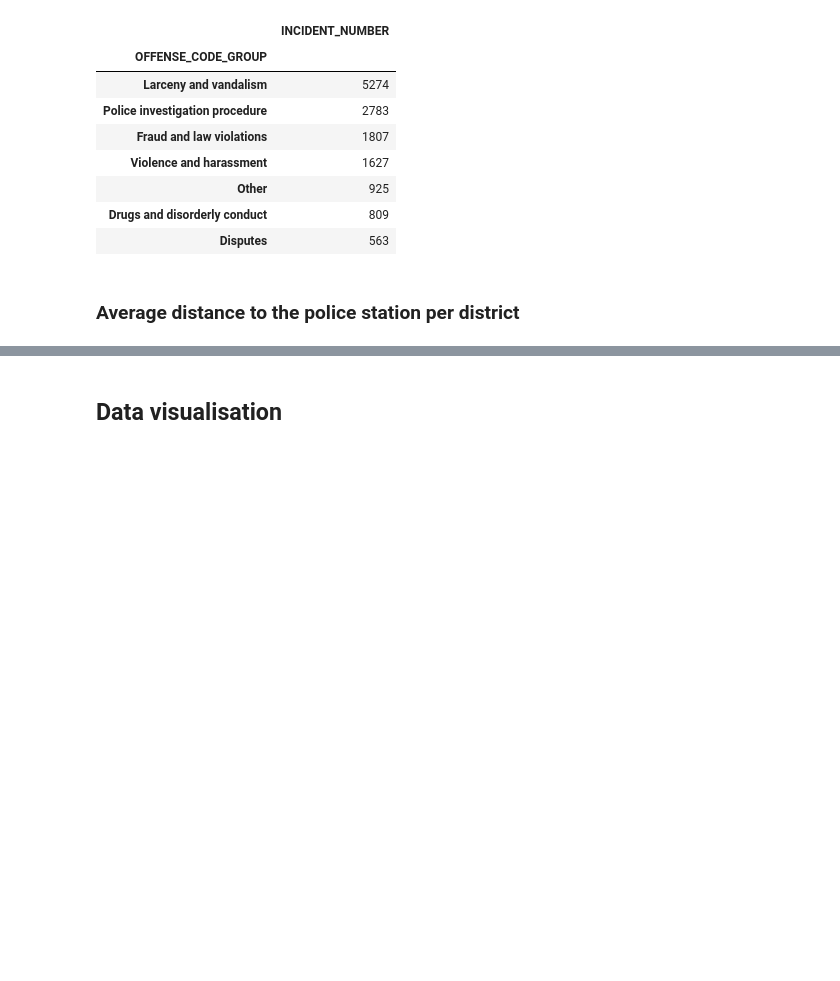
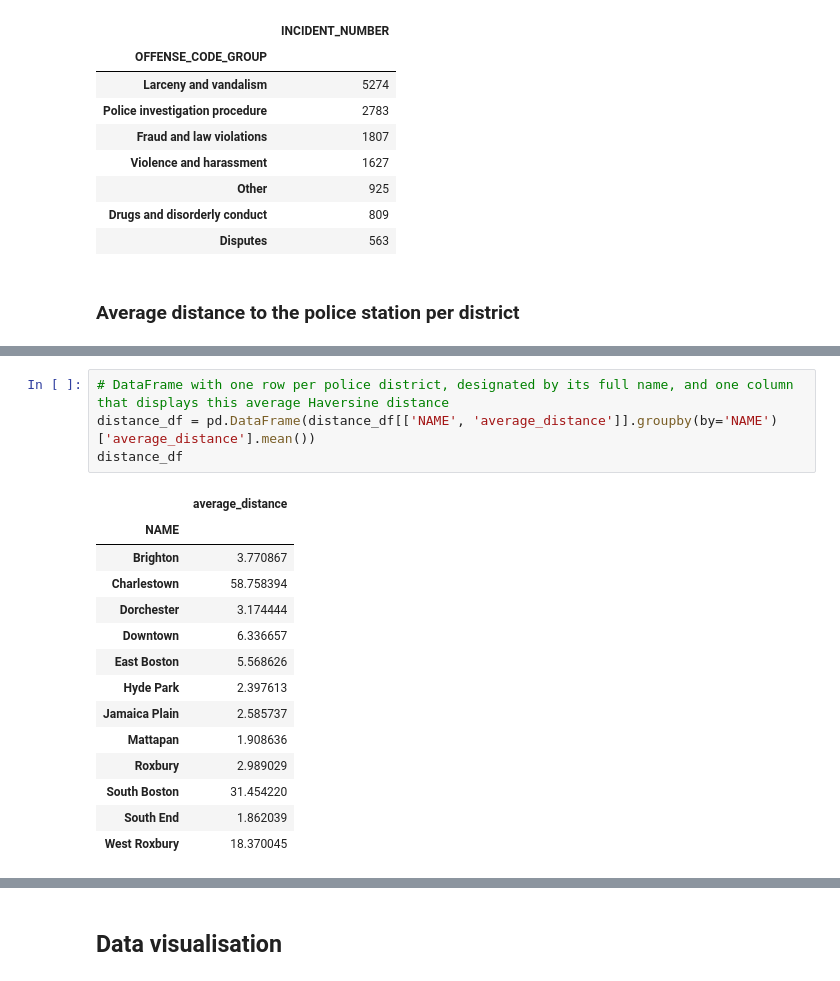
Before and after one commit to AmelieRmd/Boston_crimes, a Jupyter notebook: boston_crimes_analysis.ipynb, the cells around one changed output, grey strips where cells are left out. Drawn from its saved outputs; the diff is of its cells as text; blank space fills up the shorter version.

```diff
--- a/boston_crimes_analysis.ipynb
+++ b/boston_crimes_analysis.ipynb
@@ -305,0 +343,19 @@ brighton_incidents[['INCIDENT_NUMBER']]
+# %%
+# DataFrame with one row per police district, designated by its full name, and one column that displays this average Haversine distance
+distance_df = pd.DataFrame(distance_df[['NAME', 'average_distance']].groupby(by='NAME')['average_distance'].mean())
+distance_df
+# %% [output]
+|  | average_distance |
+| NAME |  |
+| Brighton | 3.770867 |
+| Charlestown | 58.758394 |
+| Dorchester | 3.174444 |
+| Downtown | 6.336657 |
+| East Boston | 5.568626 |
+| Hyde Park | 2.397613 |
+| Jamaica Plain | 2.585737 |
+| Mattapan | 1.908636 |
+| Roxbury | 2.989029 |
+| South Boston | 31.454220 |
+| South End | 1.862039 |
+| West Roxbury | 18.370045 |
```
Also changed, not shown: parts of 4 cells of this notebook.
